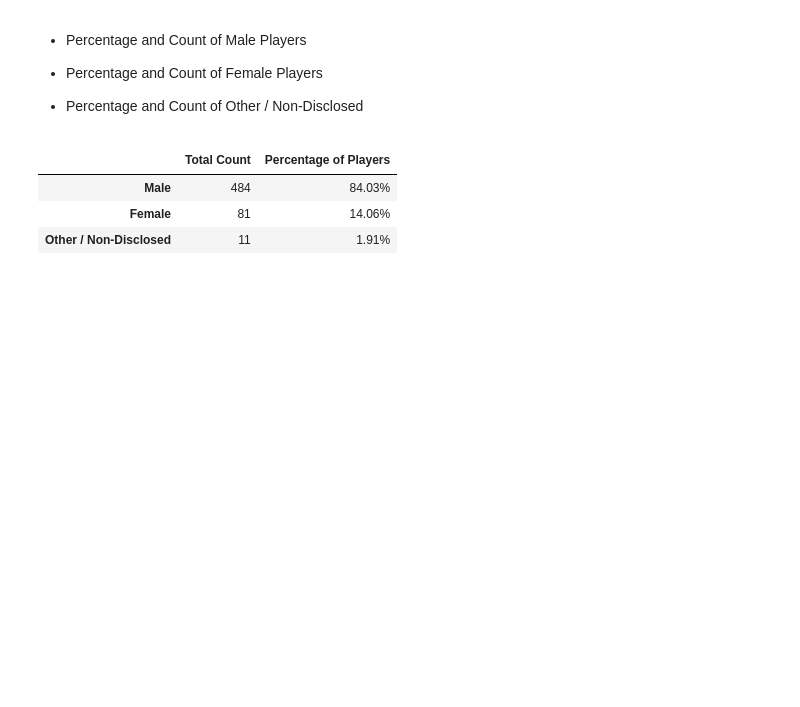
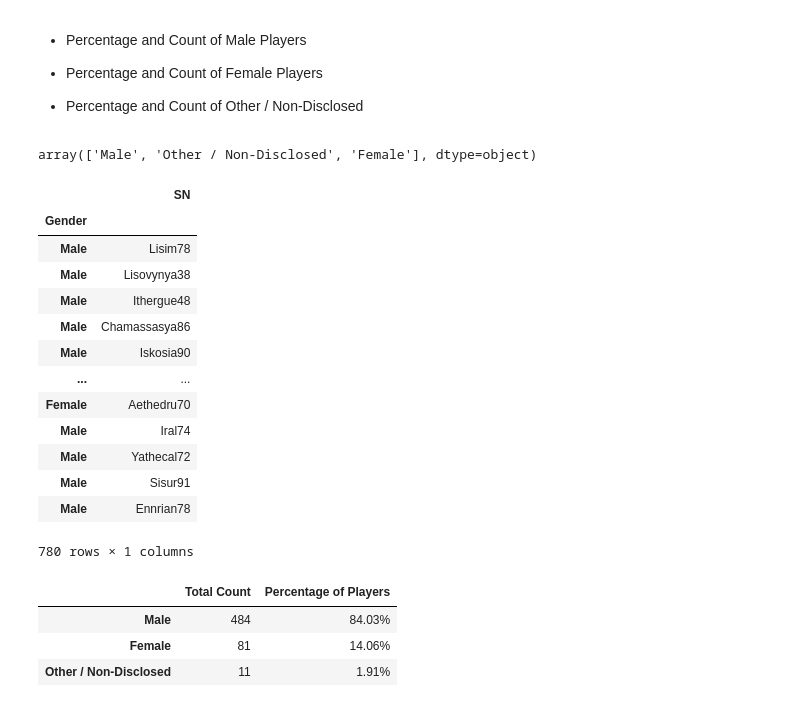
Before and after one commit to githotirado/pandas-challenge, a Jupyter notebook: HeroesOfPymoli/HeroesOfPymoli_starter.ipynb, the cells around one changed output. Saved outputs shown, nothing was run; the diff lists cells and outputs as text; code cells hidden in the pictures; blank space fills up the shorter version.

Commit message:
Gender Demographics pt 1

```diff
--- a/HeroesOfPymoli/HeroesOfPymoli_starter.ipynb
+++ b/HeroesOfPymoli/HeroesOfPymoli_starter.ipynb
@@ -124,3 +124,7 @@ purchase_analysis
 
 
 * Percentage and Count of Other / Non-Disclosed
+# %%
+purchase_data["Gender"].unique()
+# %% [output]
+array(['Male', 'Other / Non-Disclosed', 'Female'], dtype=object)
@@ -127,3 +150,20 @@ purchase_analysis
+# %%
+purchase_data[["Gender", "SN"]].set_index("Gender")
+# %% [output]
+|  | SN |
+| Gender |  |
+| Male | Lisim78 |
+| Male | Lisovynya38 |
+| Male | Ithergue48 |
+| Male | Chamassasya86 |
+| Male | Iskosia90 |
+| ... | ... |
+| Female | Aethedru70 |
+| Male | Iral74 |
+| Male | Yathecal72 |
+| Male | Sisur91 |
+| Male | Ennrian78 |
+780 rows × 1 columns
 # %%
 # %% [output]
 |  | Total Count | Percentage of Players |
```
Also changed, not shown: parts of 1 cell of this notebook.
